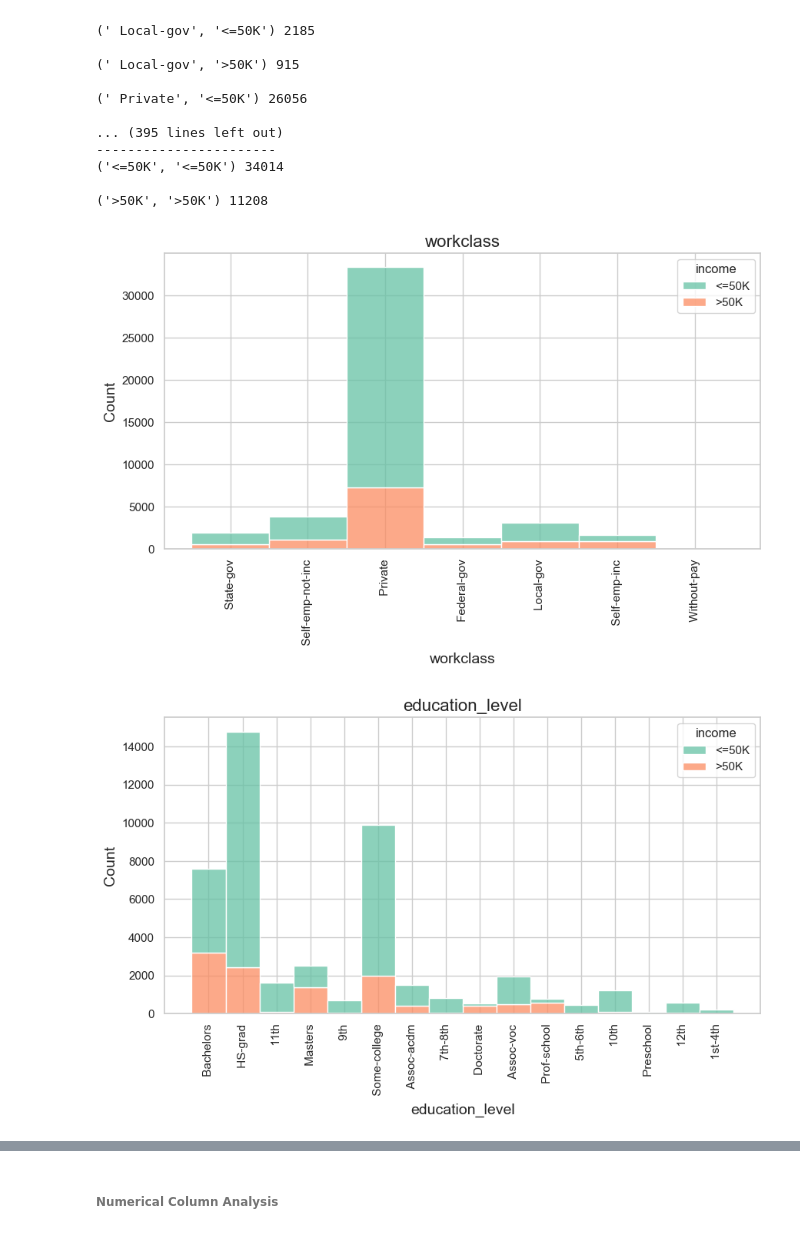
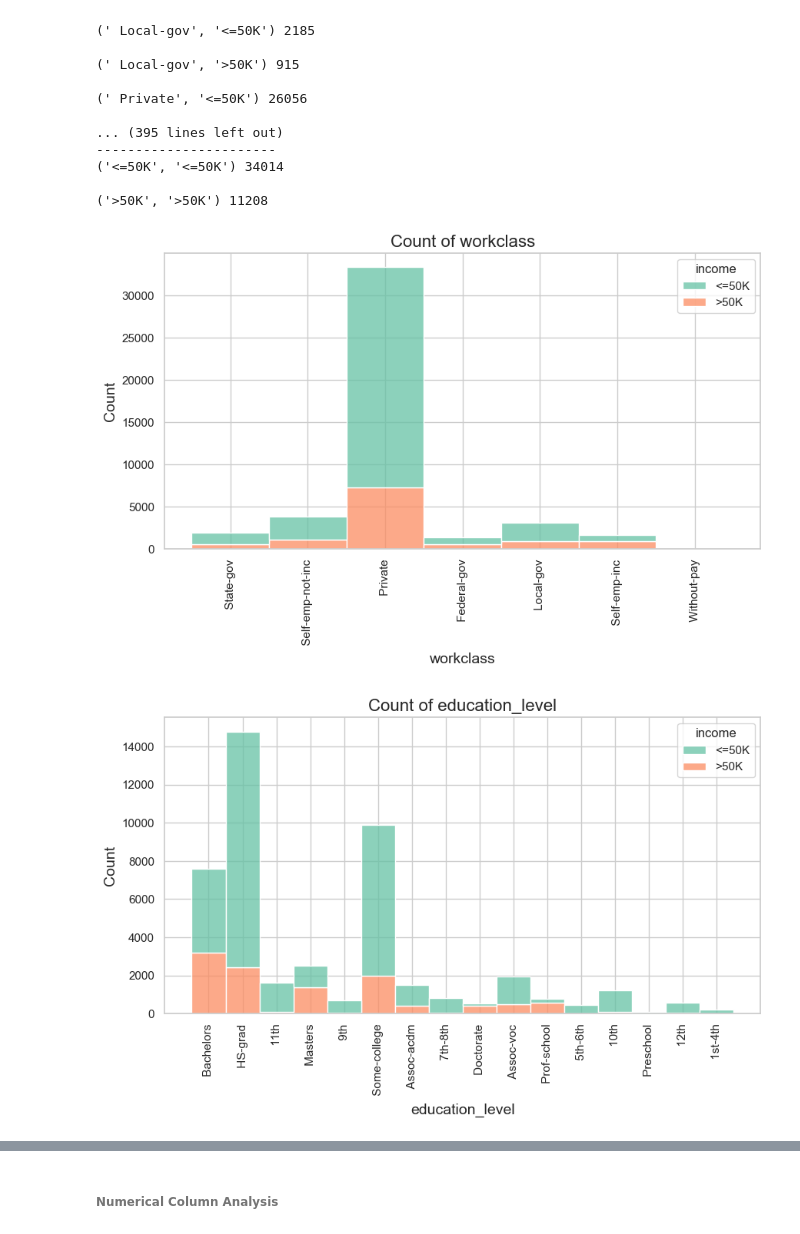
Before and after one commit to badicev/finding_donors, a Jupyter notebook: reproduce.ipynb, the cells around one changed output, grey strips where cells are left out. Drawn from its saved outputs; the diff is of its cells as text; code cells hidden in the pictures.

```diff
--- a/reproduce.ipynb
+++ b/reproduce.ipynb
@@ -299,19 +299,19 @@ workclass
 
 ('>50K', '>50K') 11208
 # %%
-#Addition: I think it would be better to use histogram for categorical columns
+#Başak's Addition: I think it would be better to use histogram for categorical columns
 
 for column in categorical_columns:
     if column == 'income':
         continue
     plt.figure(figsize=(10,5))
     sns.histplot(data=data, x=column, hue='income', multiple='stack', palette='Set2')
-    plt.title(column, fontsize=16)
+    plt.title('Count of {}'.format(column), fontsize=16)
     plt.xlabel(column, fontsize=14)
     plt.xticks(rotation=90)
     plt.ylabel('Count', fontsize=14)
     plt.savefig('visuals/cp{}.png'.format(column))
     plt.show()
 # %% [output]
-[figure, old version]
+[figure, new version]
-[figure, old version]
+[figure, new version]
```
Also changed, not shown: parts of 9 cells of this notebook, 33 other files.
